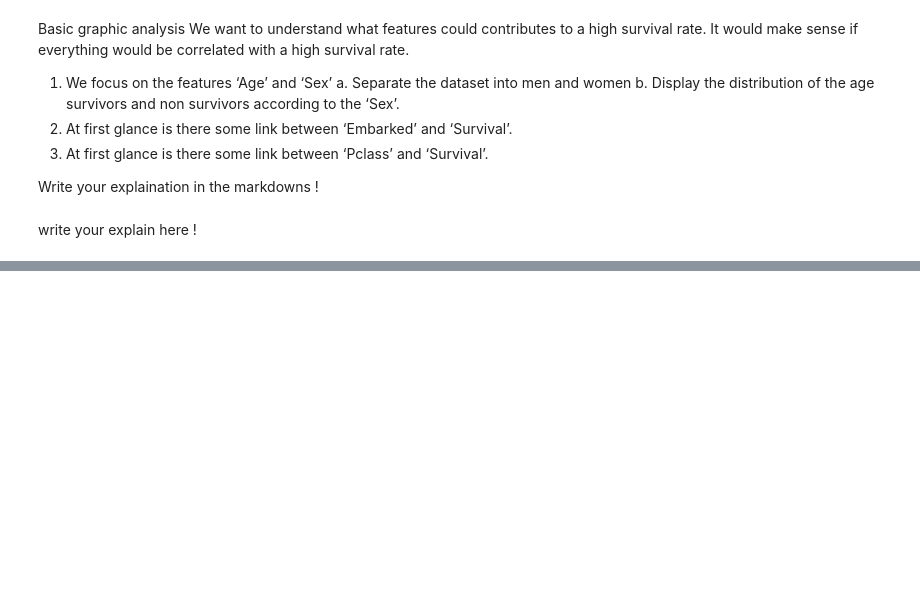
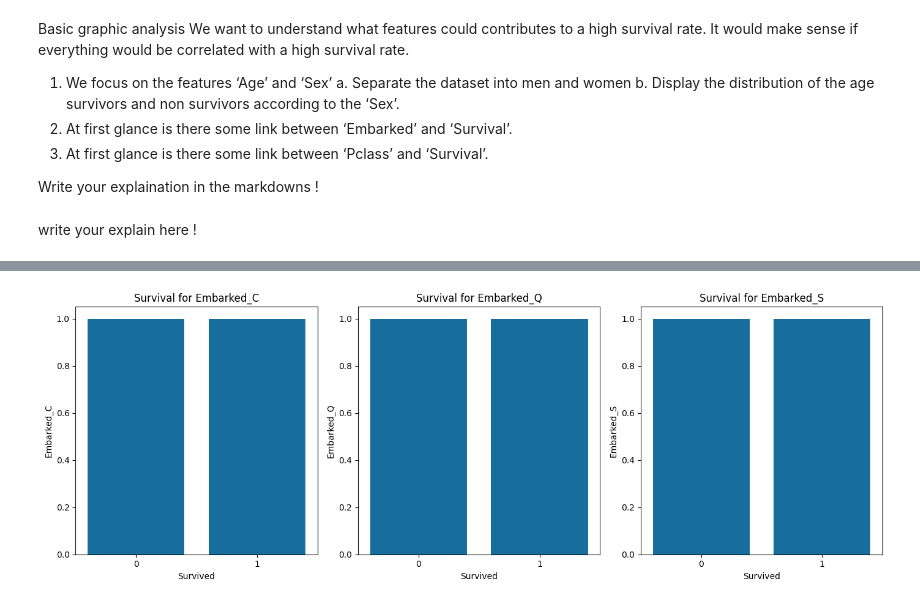
Before and after one commit to pychey/W4-Data-Processing, a Jupyter notebook: W4_DataPreprocessing.ipynb, the cells around one changed output, grey strips where cells are left out. Saved outputs shown, nothing was run; the diff lists cells and outputs as text; code cells hidden in the pictures; blank space fills up the shorter version.

```diff
--- a/W4_DataPreprocessing.ipynb
+++ b/W4_DataPreprocessing.ipynb
@@ -138,0 +467,15 @@ write your explain here !
+# %%
+# Embarked vs Survival
+
+embarked_cols = [col for col in df_titanic.columns if col.startswith('Embarked_')]
+
+fig, axes = plt.subplots(1, len(embarked_cols), figsize=(14, 5))
+for i, col in enumerate(embarked_cols):
+    sns.barplot(data=df_titanic[df_titanic[col] == 1],
+                x='Survived', y=col, ax=axes[i])
+    axes[i].set_title(f'Survival for {col}', fontsize=12)
+
+plt.tight_layout()
+plt.show()
+# %% [output]
+[figure, added]
```
Also changed, not shown: parts of 30 cells of this notebook.
